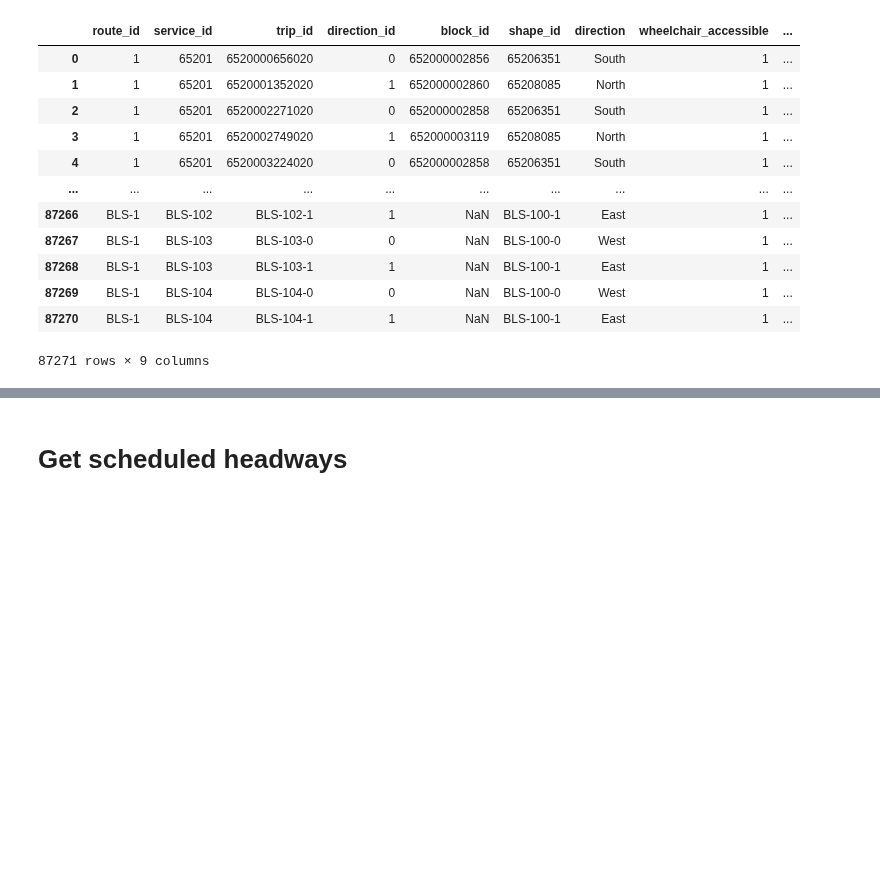
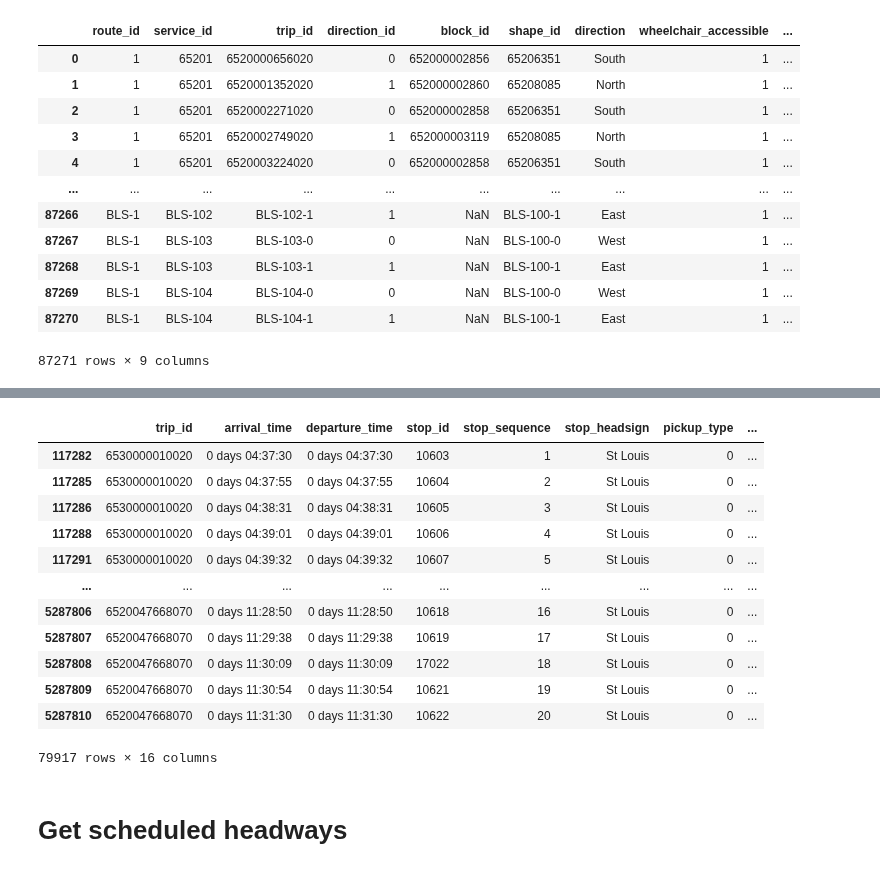
Before and after one commit to kristenhahn/cta_bus_tracker_exploration, a Jupyter notebook: headways.ipynb, the cells around one changed output, grey strips where cells are left out. Saved outputs shown, nothing was run; the diff lists cells and outputs as text; code cells hidden in the pictures; blank space fills up the shorter version.

```diff
--- a/headways.ipynb
+++ b/headways.ipynb
@@ -698,3 +761,19 @@ df_stop_schedule['direction'] = df_stop_schedule['direction'].apply(lambda x: x+
+# %%
+df_stop_schedule.loc[df_stop_schedule['route_id'] == '55']
+# %% [output]
+|  | trip_id | arrival_time | departure_time | stop_id | stop_sequence | stop_headsign | pickup_type | ... |
+| 117282 | 6530000010020 | 0 days 04:37:30 | 0 days 04:37:30 | 10603 | 1 | St Louis | 0 | ... |
+| 117285 | 6530000010020 | 0 days 04:37:55 | 0 days 04:37:55 | 10604 | 2 | St Louis | 0 | ... |
+| 117286 | 6530000010020 | 0 days 04:38:31 | 0 days 04:38:31 | 10605 | 3 | St Louis | 0 | ... |
+| 117288 | 6530000010020 | 0 days 04:39:01 | 0 days 04:39:01 | 10606 | 4 | St Louis | 0 | ... |
+| 117291 | 6530000010020 | 0 days 04:39:32 | 0 days 04:39:32 | 10607 | 5 | St Louis | 0 | ... |
+| ... | ... | ... | ... | ... | ... | ... | ... | ... |
+| 5287806 | 6520047668070 | 0 days 11:28:50 | 0 days 11:28:50 | 10618 | 16 | St Louis | 0 | ... |
+| 5287807 | 6520047668070 | 0 days 11:29:38 | 0 days 11:29:38 | 10619 | 17 | St Louis | 0 | ... |
+| 5287808 | 6520047668070 | 0 days 11:30:09 | 0 days 11:30:09 | 17022 | 18 | St Louis | 0 | ... |
+| 5287809 | 6520047668070 | 0 days 11:30:54 | 0 days 11:30:54 | 10621 | 19 | St Louis | 0 | ... |
+| 5287810 | 6520047668070 | 0 days 11:31:30 | 0 days 11:31:30 | 10622 | 20 | St Louis | 0 | ... |
+79917 rows × 16 columns
 # %% [markdown]
 # Get scheduled headways
 # %%
```
Also changed, not shown: parts of 6 cells of this notebook.
